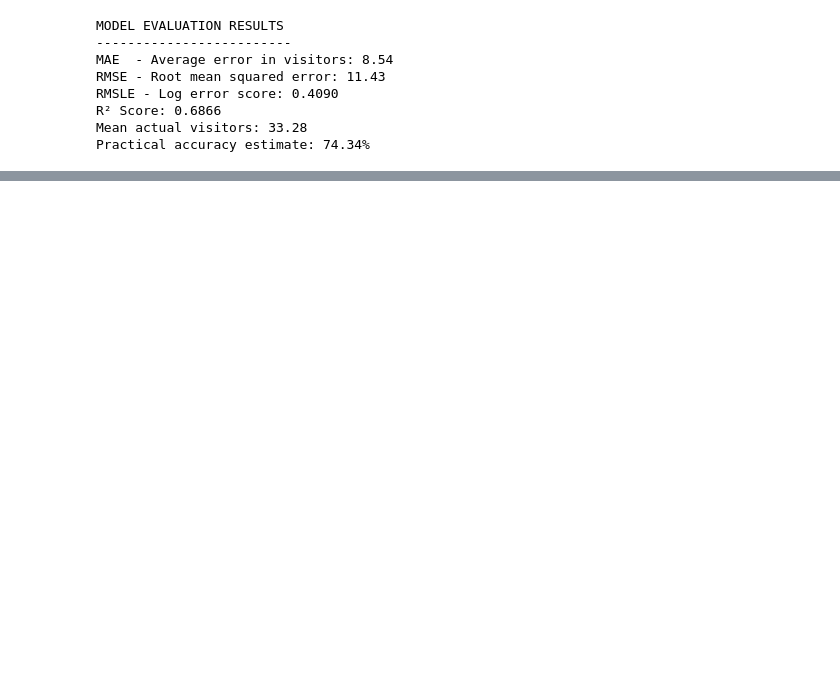
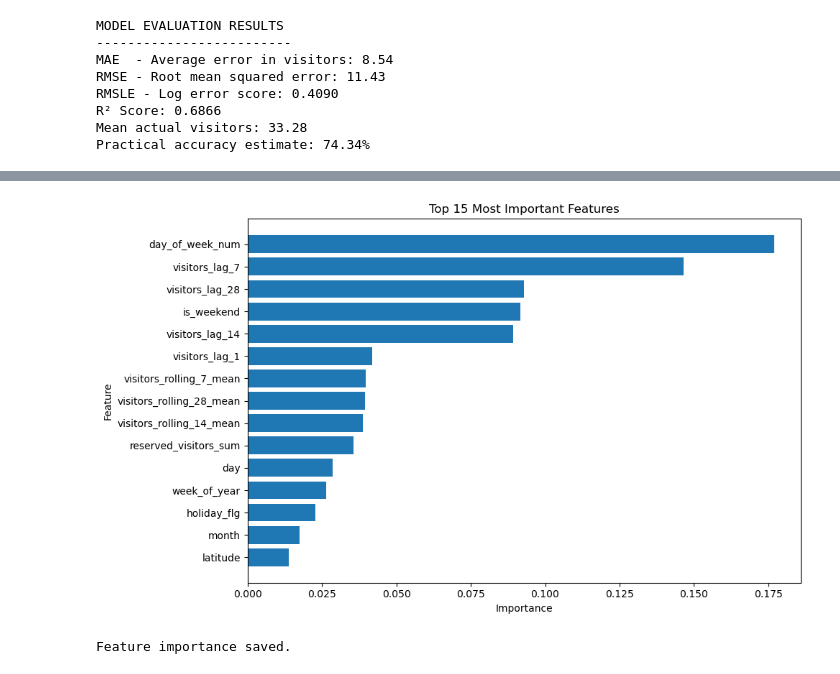
Before and after one commit to Ryan-B05/food_waste_restaurant, a Jupyter notebook: model_training.ipynb, the cells around one changed output, grey strips where cells are left out. Saved outputs shown, nothing was run; the diff lists cells and outputs as text; code cells hidden in the pictures; blank space fills up the shorter version.

```diff
--- a/model_training.ipynb
+++ b/model_training.ipynb
@@ -211,0 +398,21 @@ Practical accuracy estimate: 74.34%
+# %%
+# ------------------------------------------------------------
+# 5. Train Random Forest model
+# ------------------------------------------------------------
+
+model = RandomForestRegressor(
+    n_estimators=300,
+    random_state=42,
+    max_depth=12,
+    min_samples_leaf=3,
+    max_features="sqrt"
+)
+
+model.fit(X_train_encoded, y_train)
+
+predictions = model.predict(X_test_encoded)
+
+# Avoid negative visitor predictions
+predictions = np.maximum(predictions, 0)
+
+print("Model training complete.")
@@ -211,0 +654,11 @@ Practical accuracy estimate: 74.34%
+# %%
+# ------------------------------------------------------------
+# 13. Feature importance
+# ------------------------------------------------------------
+
+feature_importance = pd.DataFrame({
+    "feature": X_train_encoded.columns,
+    "importance": model.feature_importances_
+}).sort_values(by="importance", ascending=False)
+
+feature_importance.head(20)
@@ -211,0 +683,18 @@ Practical accuracy estimate: 74.34%
+# %%
+top_features = feature_importance.head(15).sort_values("importance")
+
+plt.figure(figsize=(10, 6))
+plt.barh(top_features["feature"], top_features["importance"])
+plt.title("Top 15 Most Important Features")
+plt.xlabel("Importance")
+plt.ylabel("Feature")
+plt.tight_layout()
+plt.show()
+# %% [output]
+[figure, added]
+# %%
+feature_importance.to_csv(DATA_DIR / "feature_importance.csv", index=False)
+
+print("Feature importance saved.")
+# %% [output]
+Feature importance saved.
```
Also changed, not shown: parts of 18 cells of this notebook, 4 other files.
